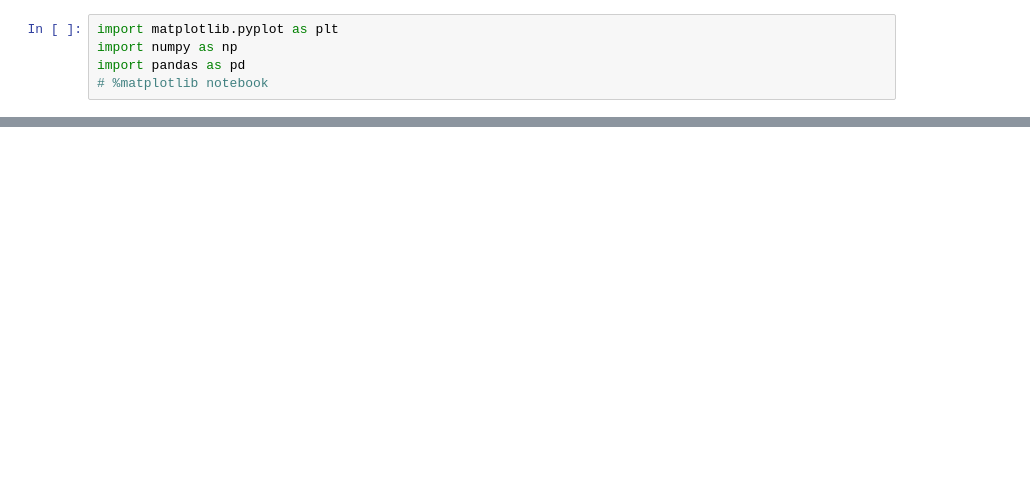
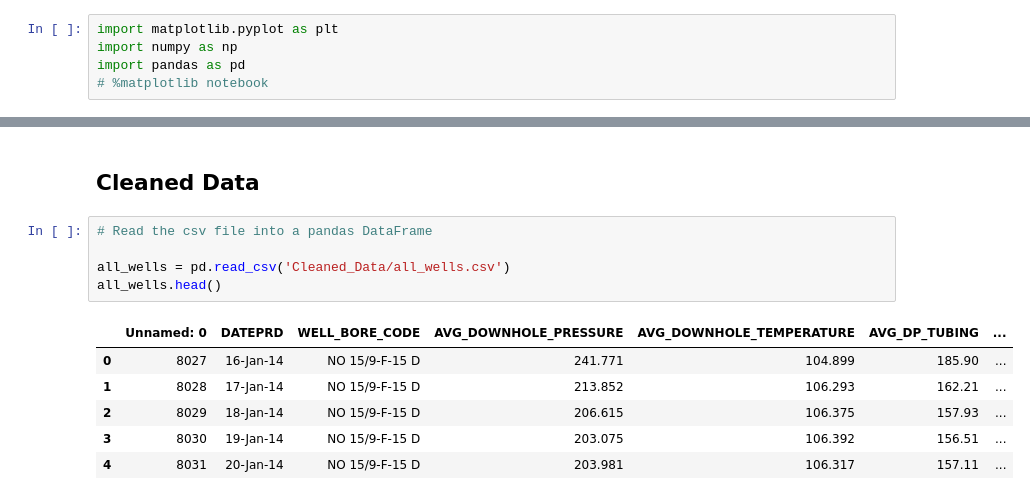
Before and after one commit to sgk2004/Volve-Dataset, a Jupyter notebook: Production/data_etl.ipynb, the cells around one changed output, grey strips where cells are left out. Cells and saved outputs as stored; diff of their text form; blank space fills up the shorter version.

```diff
--- a/Production/data_etl.ipynb
+++ b/Production/data_etl.ipynb
@@ -1084,0 +6,14 @@ plt.show()
+# %% [markdown]
+## Cleaned Data
+# %%
+# Read the csv file into a pandas DataFrame
+
+all_wells = pd.read_csv('Cleaned_Data/all_wells.csv')
+all_wells.head()
+# %% [output]
+|  | Unnamed: 0 | DATEPRD | WELL_BORE_CODE | AVG_DOWNHOLE_PRESSURE | AVG_DOWNHOLE_TEMPERATURE | AVG_DP_TUBING | ... |
+| 0 | 8027 | 16-Jan-14 | NO 15/9-F-15 D | 241.771 | 104.899 | 185.90 | ... |
+| 1 | 8028 | 17-Jan-14 | NO 15/9-F-15 D | 213.852 | 106.293 | 162.21 | ... |
+| 2 | 8029 | 18-Jan-14 | NO 15/9-F-15 D | 206.615 | 106.375 | 157.93 | ... |
+| 3 | 8030 | 19-Jan-14 | NO 15/9-F-15 D | 203.075 | 106.392 | 156.51 | ... |
+| 4 | 8031 | 20-Jan-14 | NO 15/9-F-15 D | 203.981 | 106.317 | 157.11 | ... |
```
Also changed, not shown: parts of 74 cells of this notebook, 3 other files.
